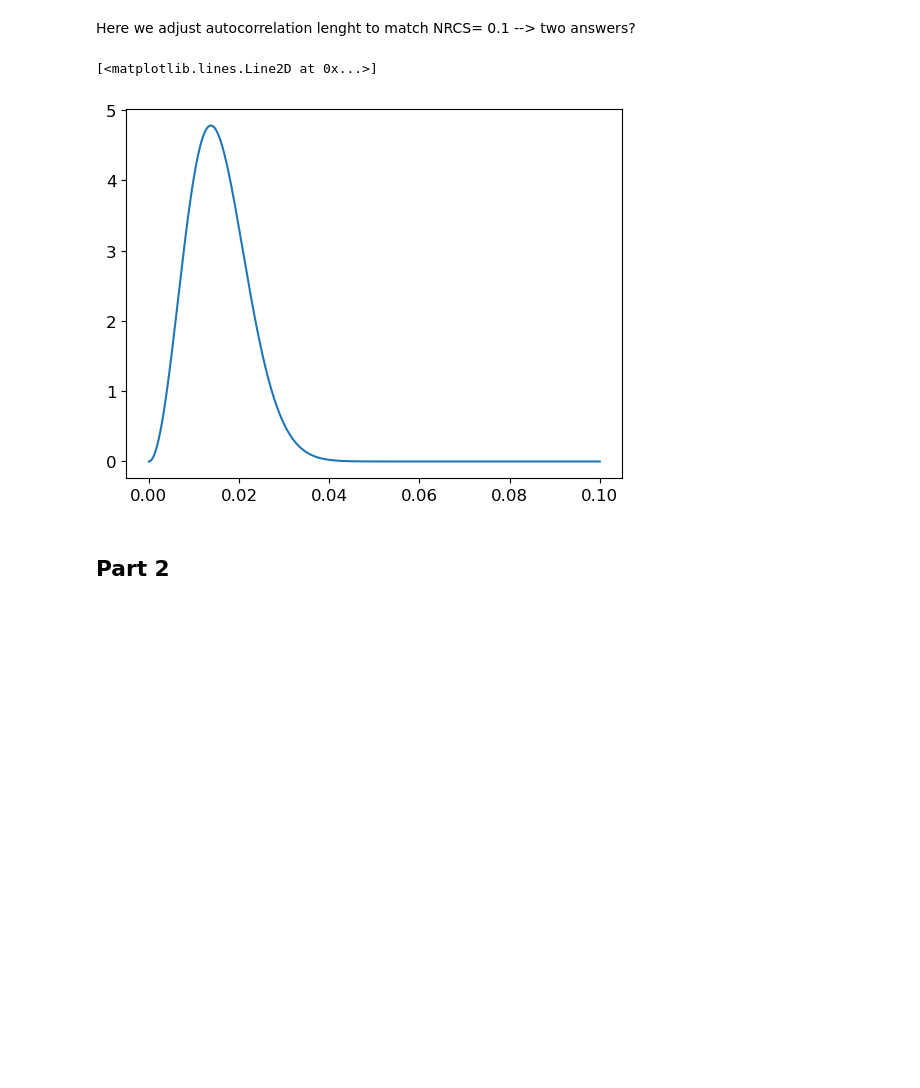
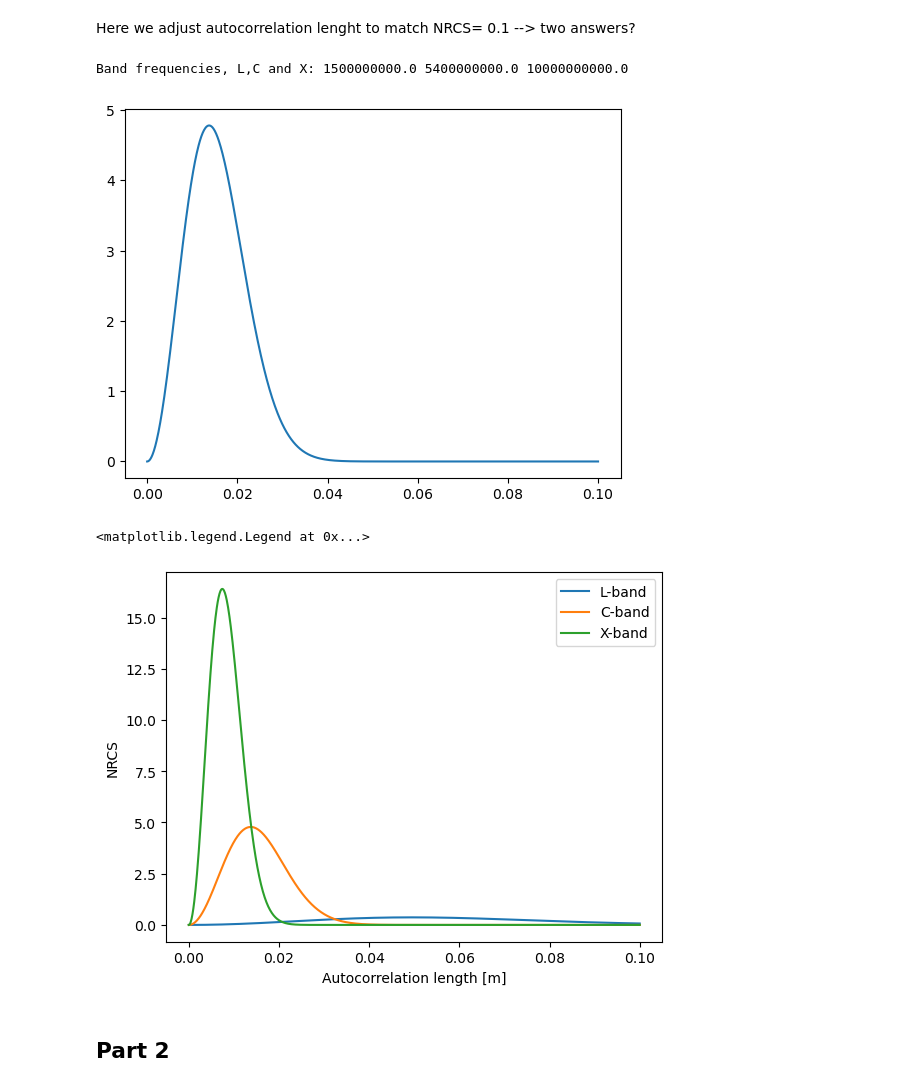
Before and after one commit to AleksSliw/active_radar, a Jupyter notebook: exercise.ipynb, the cells around one changed output. Cells and saved outputs as stored; diff of their text form; code cells hidden in the pictures; blank space fills up the shorter version.

```diff
--- a/exercise.ipynb
+++ b/exercise.ipynb
@@ -22,7 +24,9 @@ theta_i = 40
 sigma_h =0.015
 T = 10
 mv = 0.2
+L_band = np.mean((1e9, 2e9))
 C_band = 5.4e9
+X_band = np.mean((8e9, 12e9))
 # %%
 def GaussianSpectrum(kx, ky, sigma_h, l):
     # Do something... ideally your code works with both single values or with vectors or arrays
@@ -65,15 +69,30 @@ C_band = 5.4e9
 epsilon_r = 80 # I NEED TO FIND OUT WHAT EPSILON TO USE
 # %% [markdown]
 Here we adjust autocorrelation lenght to match NRCS= 0.1 --> two answers?
-# %%
-ls = np.linspace(0,0.1, 1000)
-
-c_NRCS_hh_g, c_NRCS_vv_g = NRCS_SMP(C_band, theta_i, epsilon_r, GaussianSpectrum, sigma_h, ls)
-
-plt.plot(ls, c_NRCS_hh_g)
-# %% [output]
-[<matplotlib.lines.Line2D at 0x...>]
-[figure, removed]
+# %%
+ls = np.linspace(0,0.1, 1000)
+
+# SMP as a function of autocorrelation lenght for different bands
+c_NRCS_hh_g, c_NRCS_vv_g = NRCS_SMP(C_band, theta_i, epsilon_r, GaussianSpectrum, sigma_h, ls)
+l_NRCS_hh_g, l_NRCS_vv_g = NRCS_SMP(L_band, theta_i, epsilon_r, GaussianSpectrum, sigma_h, ls)
+x_NRCS_hh_g, x_NRCS_vv_g = NRCS_SMP(X_band, theta_i, epsilon_r, GaussianSpectrum, sigma_h, ls)
+
+print('Band frequencies, L,C and X:',L_band,C_band,X_band)
+
+plt.plot(ls, c_NRCS_hh_g, label= 'L-band')
+plt.show()
+
+plt.plot(ls, l_NRCS_hh_g, label= 'L-band')
+plt.plot(ls, c_NRCS_hh_g, label= 'C-band')
+plt.plot(ls, x_NRCS_hh_g, label= 'X-band')
+plt.ylabel('NRCS')
+plt.xlabel('Autocorrelation length [m]')
+plt.legend()
+# %% [output]
+Band frequencies, L,C and X: 1500000000.0 5400000000.0 10000000000.0
+[figure, added]
+<matplotlib.legend.Legend at 0x...>
+[figure, added]
 # %% [markdown]
 ## Part 2
 # %% [markdown]
```
Also changed, not shown: parts of 22 cells of this notebook.
